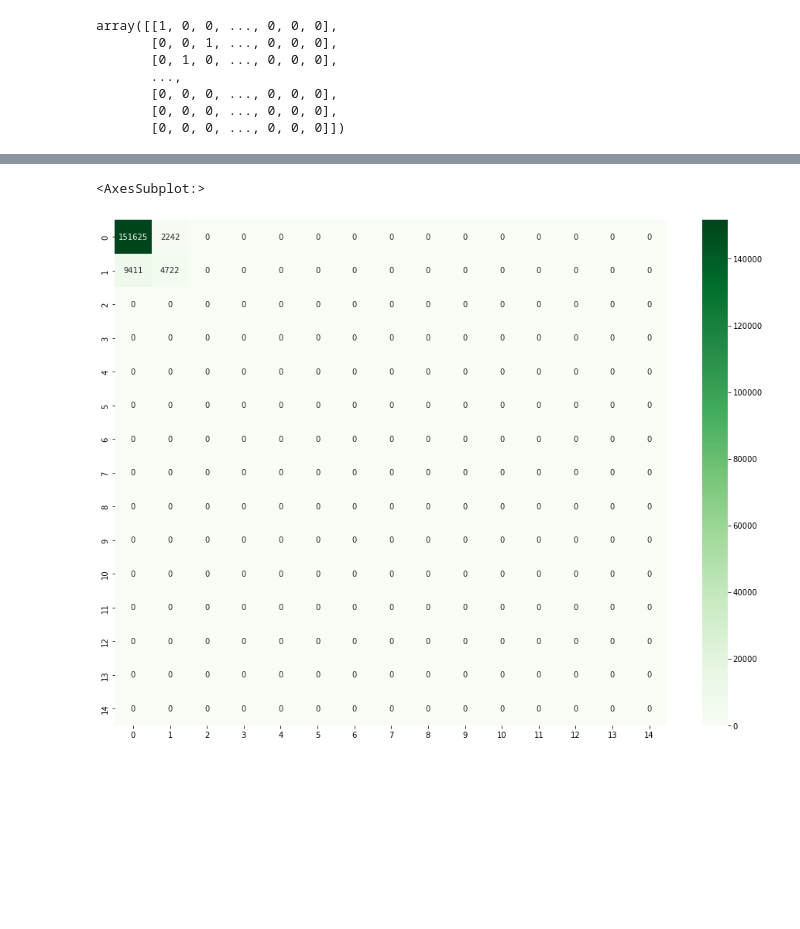
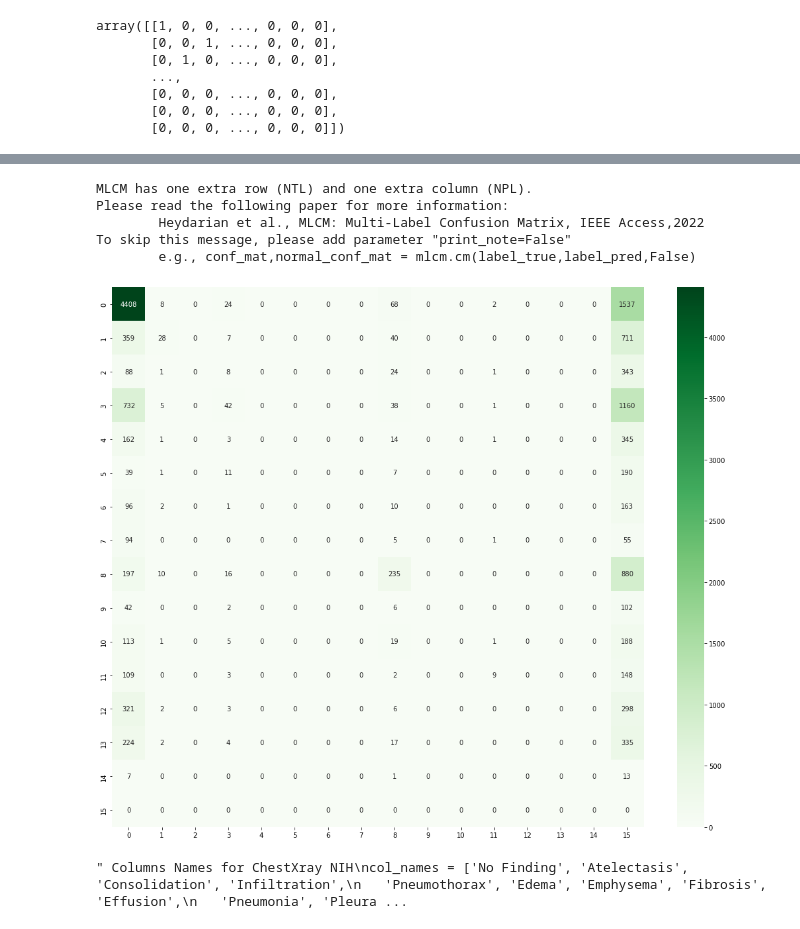
Before and after one commit to chonsawat/ChestXray-14, a Jupyter notebook: Confusion_Metrics.ipynb, the cells around one changed output, grey strips where cells are left out. Cells and saved outputs as stored; diff of their text form; code cells hidden in the pictures; blank space fills up the shorter version.

Commit message:
Multi-label Confusion Metrics

```diff
--- a/Confusion_Metrics.ipynb
+++ b/Confusion_Metrics.ipynb
@@ -129,18 +157,31 @@ confusion_metrics = my_multi_label_cunfusion_metrics(y_true, y_preds)
 # %%
 import matplotlib.pyplot as plt
 import seaborn as sns
+from modules import mlcm
 
-plt.figure(figsize=(16, 12))
-sns.heatmap(confusion_metrics,
+confusion_metrics, normalize_confusion_metrics = mlcm.cm(y_true, y_preds)
+plt.figure(figsize=(18, 15))
+confusion_metrics_plot =  sns.heatmap(confusion_metrics,
             cmap="Greens",
             annot=True,
             label=True,
             fmt=".10g")
+fig = confusion_metrics_plot.get_figure()
+fig.savefig("Multi_Label_Confusion_Metrics_Resnet50.png")
+plt.show();
 # %% [output]
-<AxesSubplot:>
+MLCM has one extra row (NTL) and one extra column (NPL).
+Please read the following paper for more information:
+        Heydarian et al., MLCM: Multi-Label Confusion Matrix, IEEE Access,2022
+To skip this message, please add parameter "print_note=False"
+        e.g., conf_mat,normal_conf_mat = mlcm.cm(label_true,label_pred,False)
-[figure, old version]
+[figure, new version]
 # %%
+""" Columns Names for ChestXray NIH
 col_names = ['No Finding', 'Atelectasis', 'Consolidation', 'Infiltration',
    'Pneumothorax', 'Edema', 'Emphysema', 'Fibrosis', 'Effusion',
    'Pneumonia', 'Pleural_Thickening', 'Cardiomegaly', 'Nodule', 'Mass',
    'Hernia']
+"""
+# %% [output]
+" Columns Names for ChestXray NIH\ncol_names = ['No Finding', 'Atelectasis', 'Consolidation', 'Infiltration',\n   'Pneumothorax', 'Edema', 'Emphysema', 'Fibrosis', 'Effusion',\n   'Pneumonia', 'Pleura ...
```
Also changed, not shown: parts of 7 cells of this notebook, 1 other file.
